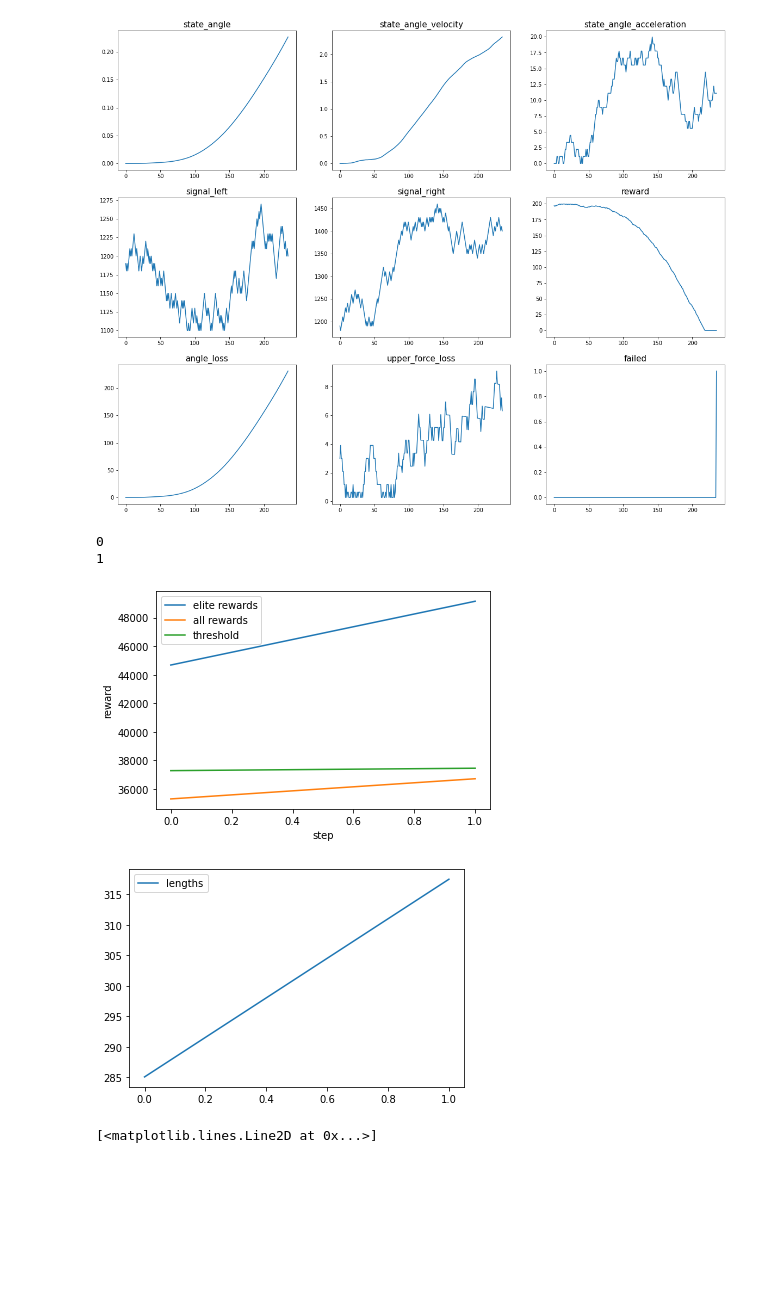
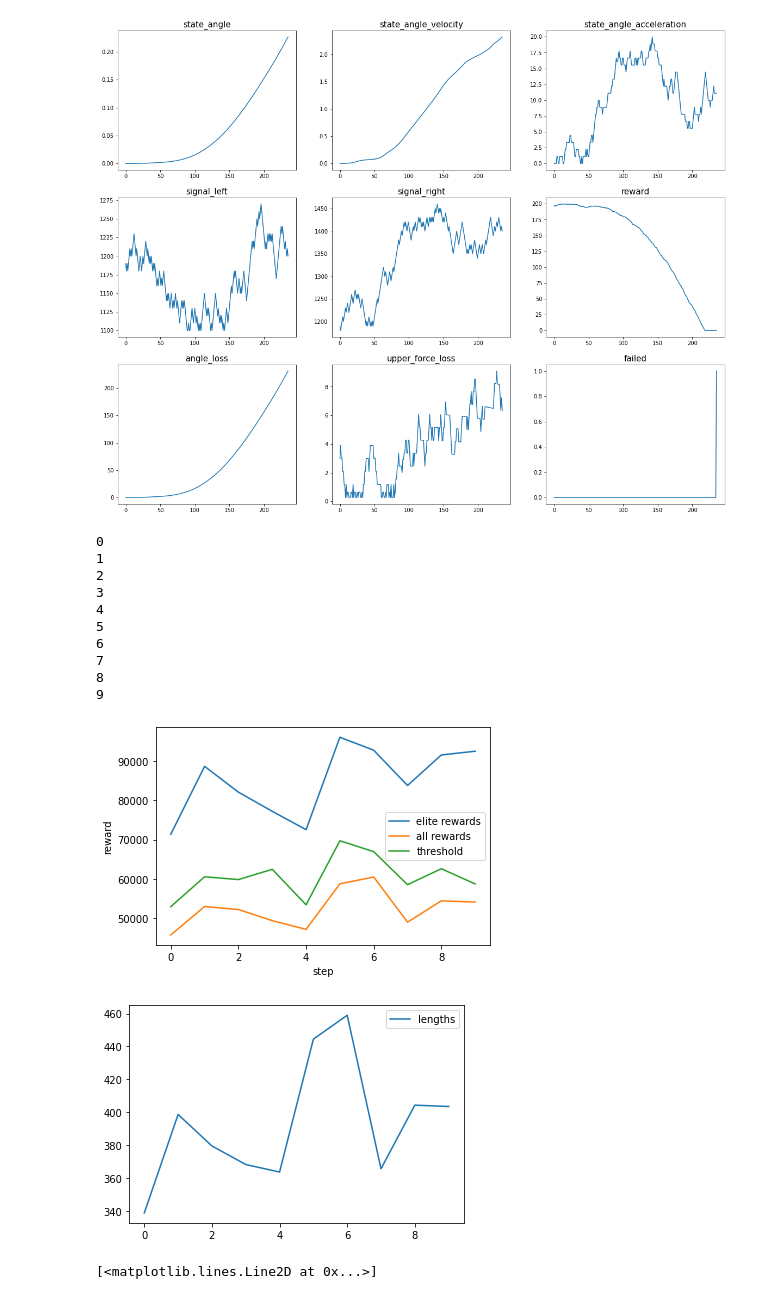
Before and after one commit to limon8884/copter, a Jupyter notebook: note_for_tests.ipynb, the cells around one changed output. Saved outputs shown, nothing was run; the diff lists cells and outputs as text; code cells hidden in the pictures; blank space fills up the shorter version.

```diff
--- a/note_for_tests.ipynb
+++ b/note_for_tests.ipynb
@@ -171,13 +171,21 @@ class Trainer(object):
         plt.show()
 # %%
 tr = Trainer(n_iters=2000, n_sessions=50, percentile=70, use_parallel=True)
-tr.train_model(2)
+tr.train_model(10)
 tr.plot_trained_logs()
 # %% [output]
 0
 1
+2
+3
+4
+5
+6
+7
+8
+9
-[figure, old version]
+[figure, new version]
-[figure, old version]
+[figure, new version]
 # %%
 plt.plot(tr.train_elite_rewards)
 # %% [output]
```
